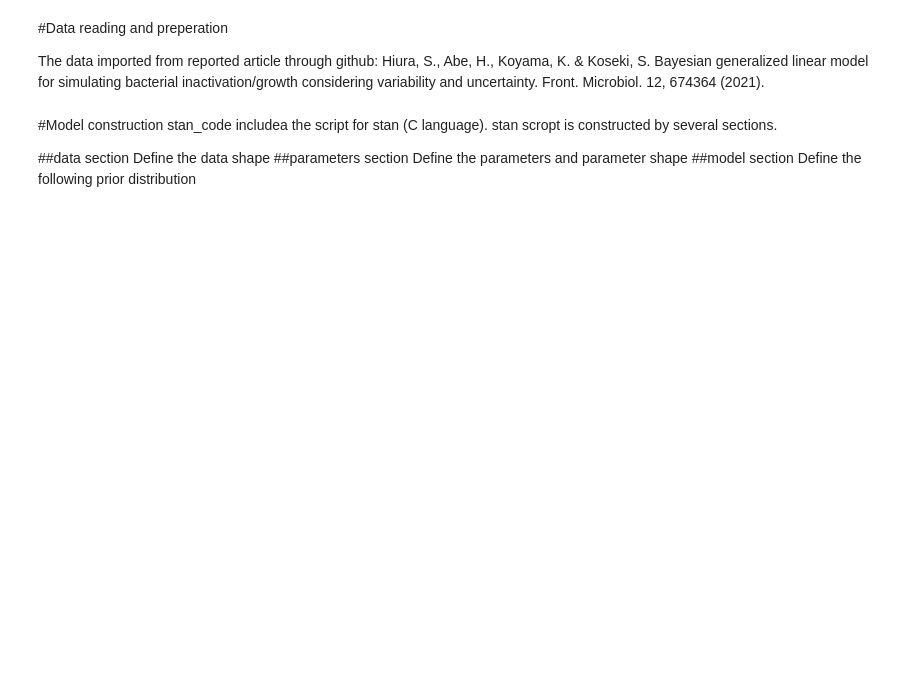
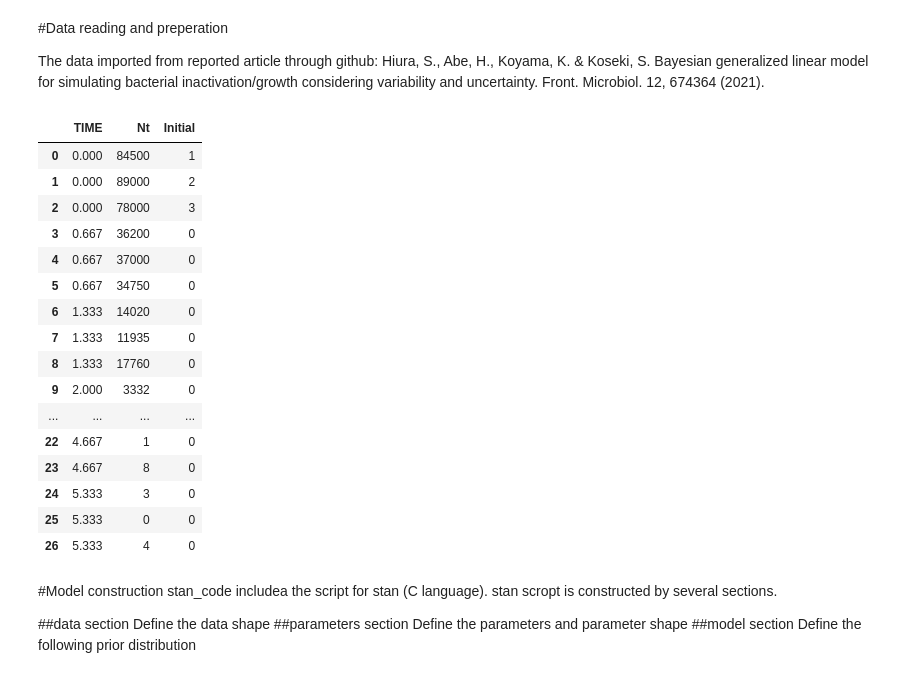
Before and after one commit to kento-koyama/bayesian_predictive_micro_ICPMF12, a Jupyter notebook: Workshop_(inactivation).ipynb, the cells around one changed output. Cells and saved outputs as stored; diff of their text form; code cells hidden in the pictures; blank space fills up the shorter version.

```diff
--- a/Workshop_(inactivation).ipynb
+++ b/Workshop_(inactivation).ipynb
@@ -55,6 +59,26 @@ data = pd.read_csv(url, encoding='utf-8')
 TIME = data['TIME']
 Nt = data['Nt']
 Initial = data['Initial']
+# %%
+data
+# %% [output]
+|  | TIME | Nt | Initial |
+| 0 | 0.000 | 84500 | 1 |
+| 1 | 0.000 | 89000 | 2 |
+| 2 | 0.000 | 78000 | 3 |
+| 3 | 0.667 | 36200 | 0 |
+| 4 | 0.667 | 37000 | 0 |
+| 5 | 0.667 | 34750 | 0 |
+| 6 | 1.333 | 14020 | 0 |
+| 7 | 1.333 | 11935 | 0 |
+| 8 | 1.333 | 17760 | 0 |
+| 9 | 2.000 | 3332 | 0 |
+| ... | ... | ... | ... |
+| 22 | 4.667 | 1 | 0 |
+| 23 | 4.667 | 8 | 0 |
+| 24 | 5.333 | 3 | 0 |
+| 25 | 5.333 | 0 | 0 |
+| 26 | 5.333 | 4 | 0 |
 # %% [markdown]
 #Model construction
 stan_code includea the script for stan (C language).
```
Also changed, not shown: parts of 12 cells of this notebook.
